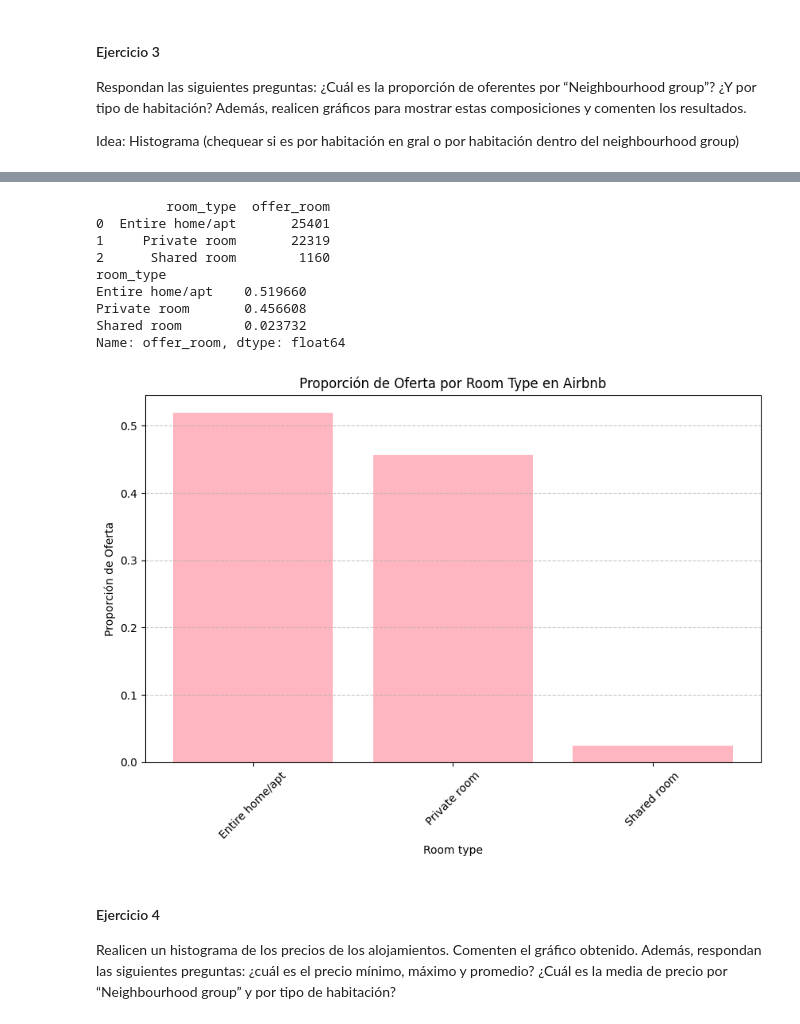
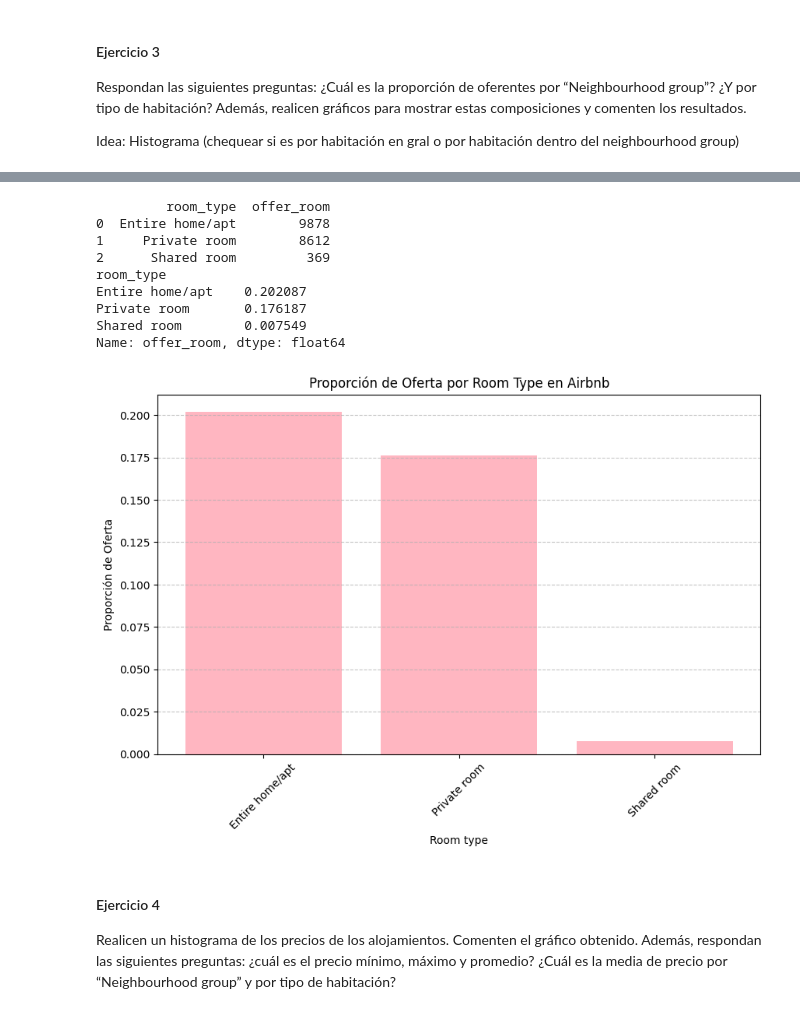
Before and after one commit to Freverendo/CC408-T13, a Jupyter notebook: TP2.ipynb, the cells around one changed output, grey strips where cells are left out. Saved outputs shown, nothing was run; the diff lists cells and outputs as text; code cells hidden in the pictures.

```diff
--- a/TP2.ipynb
+++ b/TP2.ipynb
@@ -98,0 +137,6 @@ array([[<Axes: title={'center': 'id'}>,
+# %%
+# Llamar la función para eliminar los outliers
+airbnb_clean = eliminar_outliers_iqr(airbnb)
+
+# Mostrar el DataFrame sin outliers
+airbnb_clean
@@ -108,9 +166,9 @@ room_type_order = {
 }
 
 # Paso 2: Asignar los valores numéricos según el orden definido
-airbnb['room_type_num'] = airbnb['room_type'].map(room_type_order)
+airbnb_clean['room_type_num'] = airbnb_clean['room_type'].map(room_type_order)
 
 # Verificar los valores únicos de 'room_type' y sus asignaciones
-print(airbnb[['room_type', 'room_type_num']])
+print(airbnb_clean[['room_type', 'room_type_num']])
 # %% [output]
              room_type  room_type_num
@@ -139,9 +197,9 @@ neighbourhood_group_order = {
 }
 
 # Paso 2: Asignar los valores numéricos según el orden definido
-airbnb['neighbourhood_group_num'] = airbnb['neighbourhood_group'].map(neighbourhood_group_order)
+airbnb_clean['neighbourhood_group_num'] = airbnb_clean['neighbourhood_group'].map(neighbourhood_group_order)
 
 # Verificar los valores únicos de 'room_type' y sus asignaciones
-print(airbnb[['neighbourhood_group', 'neighbourhood_group_num']])
+print(airbnb_clean[['neighbourhood_group', 'neighbourhood_group_num']])
 # %% [output]
       neighbourhood_group  neighbourhood_group_num
@@ -161,11 +219,11 @@ print(airbnb[['neighbourhood_group', 'neighbourhood_group_num']])
 # %%
 #- Con la ayuda de los comandos <code>groupby</code> y <code>join</code> o <code>merge</code>, creen una columna que tenga la cantidad de oferentes por “Neighbourhood group”. Llamen a esa nueva columna <code>offer group</code>
 #agrupar por 'neighbourhood_group' y contar la cantidad de oferentes por cada grupo
-offer_count = airbnb.groupby('neighbourhood_group').size().reset_index(name='offer_group')
+offer_count = airbnb_clean.groupby('neighbourhood_group').size().reset_index(name='offer_group')
 
 # Paso 2: Hacer un merge o join con el DataFrame original para añadir la columna 'offer_group'
-airbnb = airbnb.merge(offer_count, on='neighbourhood_group', how='left')
+airbnb_clean = airbnb_clean.merge(offer_count, on='neighbourhood_group', how='left')
 print(offer_count)
-airbnb
+airbnb_clean
 # %% [output]
   neighbourhood_group  offer_group
@@ -244,39 +300,39 @@ Name: offer_group, dtype: float64
 # %%
 #agrupar por 'room_type' y contar la cantidad de oferentes por cada grupo
-offer_per_room = airbnb.groupby('room_type').size().reset_index(name='offer_room')
+offer_per_room = airbnb_clean.groupby('room_type').size().reset_index(name='offer_room')
 
-# Paso 2: Hacer un merge o join con el DataFrame original para añadir la columna 'offer_room'
-airbnb = airbnb.merge(offer_per_room, on='room_type', how='left')
+# Mergeamos 'offer_room' con airbnb_clean
+airbnb_clean = airbnb_clean.merge(offer_per_room, on='room_type', how='left')
 print(offer_per_room)
-airbnb
+airbnb_clean
 
-# Calcular la suma de oferta por tipo de habitación
-oferta_por_roomtype = airbnb.groupby('room_type')['offer_room'].first()
+# Calculamos el total de oferta de los room type
+oferta_por_roomtype = airbnb_clean.groupby('room_type')['offer_room'].first()
 
-# Calcular la proporción de oferta por tipo de habitación
+# Calculamos la proporcion de oferta por room type
 proporcion_por_roomtype = oferta_por_roomtype / total_oferentes
 print(proporcion_por_roomtype)
 
-# Crear un gráfico de barras con la proporción de oferta por tipo de habitación
+# Creamos histograma
 plt.figure(figsize=(10, 6))
 plt.bar(proporcion_por_roomtype.index, proporcion_por_roomtype.values, color='lightpink')
 plt.xlabel('Room type')
 plt.ylabel('Proporción de Oferta')
 plt.title('Proporción de Oferta por Room Type en Airbnb')
 plt.xticks(rotation=45)
 plt.grid(axis='y', linestyle='--', alpha=0.7)
 plt.show()
 # %% [output]
          room_type  offer_room
-0  Entire home/apt       25401
-1     Private room       22319
-2      Shared room        1160
+0  Entire home/apt        9878
+1     Private room        8612
+2      Shared room         369
 room_type
-Entire home/apt    0.519660
-Private room       0.456608
-Shared room        0.023732
+Entire home/apt    0.202087
+Private room       0.176187
+Shared room        0.007549
 Name: offer_room, dtype: float64
-[figure, old version]
+[figure, new version]
 # %% [markdown]
 #### Ejercicio 4
 Realicen un histograma de los precios de los alojamientos. Comenten el gráfico obtenido. Además, respondan las siguientes preguntas: ¿cuál es el precio mínimo, máximo y promedio? ¿Cuál es la media de precio por “Neighbourhood group” y por tipo de habitación?
```
Also changed, not shown: parts of 26 cells of this notebook.
